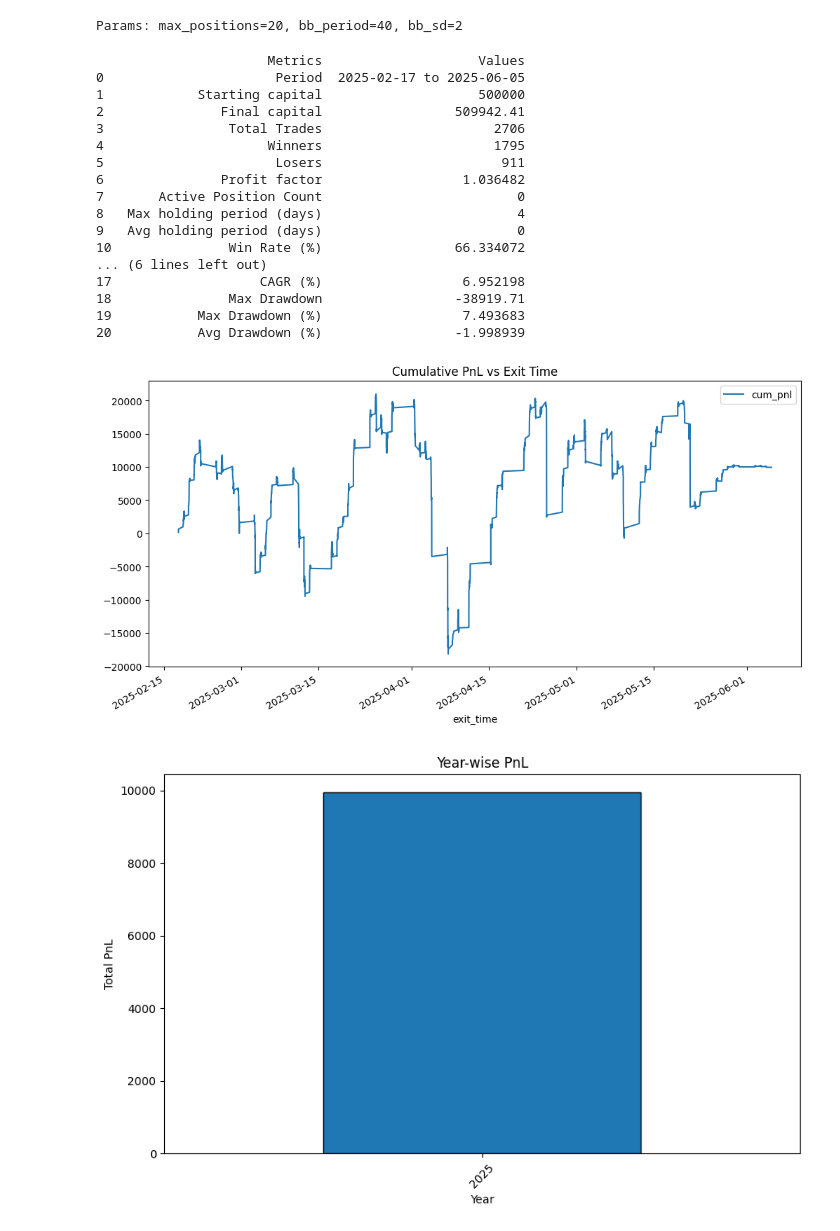
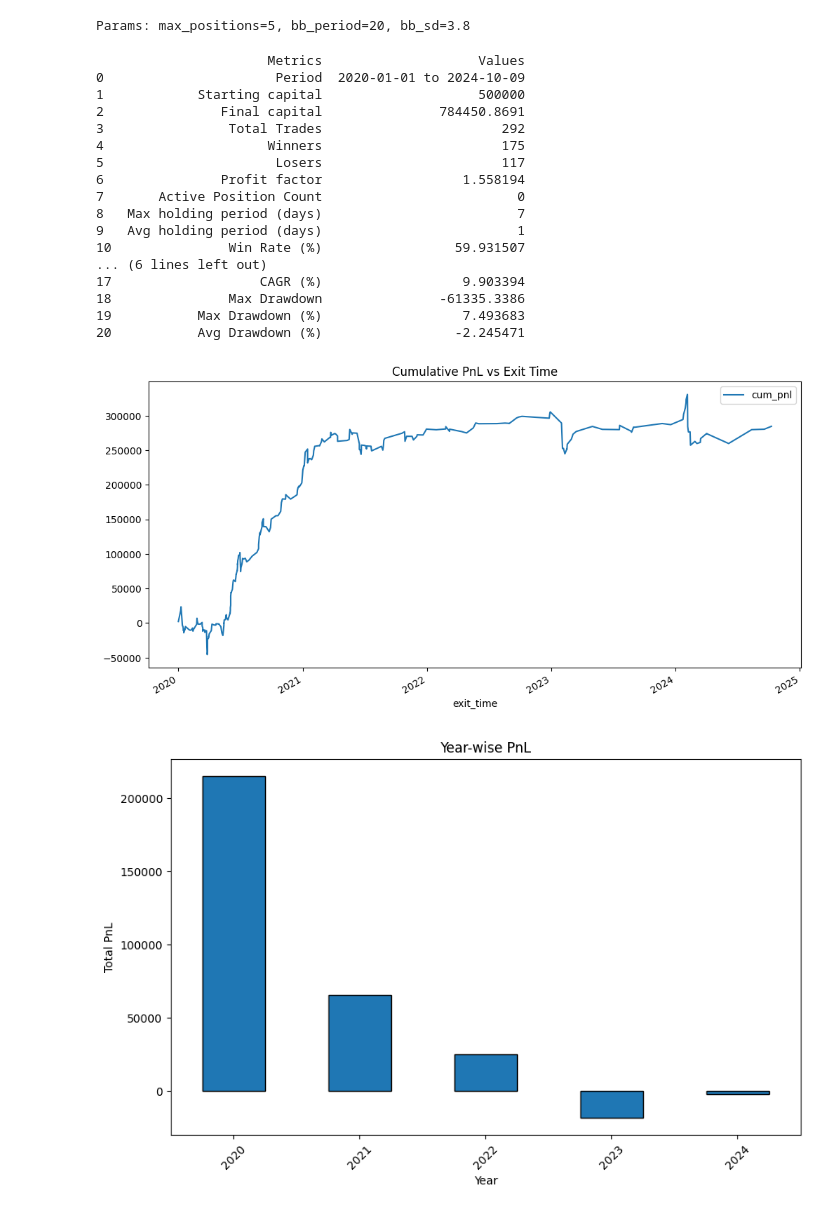
Before and after one commit to wishabhilash/strategy-notebooks, a Jupyter notebook: notebooks/BB-mean-reversion.ipynb, the cells around one changed output. Saved outputs shown, nothing was run; the diff lists cells and outputs as text; code cells hidden in the pictures.

```diff
--- a/notebooks/BB-mean-reversion.ipynb
+++ b/notebooks/BB-mean-reversion.ipynb
@@ -26,47 +26,48 @@ df.to_parquet(f"s3://wishquant/data/nifty200_5m.parquet", index=False)
 # %%
 from lib import Bank, PositionManager, show_equity_curve
 from bb_mean_rev import backtest
 
 params = {
     'initial_capital': 500000,
-    'max_positions': 20,
-    'bb_period': 40,
-    'bb_sd': 2,
-    'start_date': '2025-02-15',
-    'end_date': '2025-10-14',
+    'max_positions': 5,
+    'slippage': 0.001,
+    'bb_period': 20,
+    'bb_sd': 3.75,
+    'start_date': '2020-01-01',
+    'end_date': '2025-10-01',
 }
 
 
 bank = Bank(params['initial_capital'])
 pm = PositionManager(bank, brokerage=0)
 
 tearsheet, trades = backtest(df.copy(), pm, params, show_pb=True)
 print(pd.DataFrame({
     "Metrics": tearsheet.keys(),
     "Values": tearsheet.values(),
 }))
 show_equity_curve(trades)
 # %% [output]
-Params: max_positions=20, bb_period=40, bb_sd=2
+Params: max_positions=5, bb_period=20, bb_sd=3.8
                       Metrics                    Values
-0                      Period  2025-02-17 to 2025-06-05
+0                      Period  2020-01-01 to 2024-10-09
 1            Starting capital                    500000
-2               Final capital                 509942.41
-3                Total Trades                      2706
-4                     Winners                      1795
-5                      Losers                       911
-6               Profit factor                  1.036482
+2               Final capital               784450.8691
+3                Total Trades                       292
+4                     Winners                       175
+5                      Losers                       117
+6               Profit factor                  1.558194
 7       Active Position Count                         0
-8   Max holding period (days)                         4
-9   Avg holding period (days)                         0
-10               Win Rate (%)                 66.334072
+8   Max holding period (days)                         7
+9   Avg holding period (days)                         1
+10               Win Rate (%)                 59.931507
 ... (6 lines left out)
-17                   CAGR (%)                  6.952198
-18               Max Drawdown                 -38919.71
+17                   CAGR (%)                  9.903394
+18               Max Drawdown               -61335.3386
 19           Max Drawdown (%)                  7.493683
-20           Avg Drawdown (%)                 -1.998939
+20           Avg Drawdown (%)                 -2.245471
-[figure, old version]
+[figure, new version]
-[figure, old version]
+[figure, new version]
 # %%
 # trades[(trades.exit_time > pd.Timestamp("2023-01-01")) & (trades.exit_time < pd.Timestamp("2023-06-01"))].to_csv("bb_mean_rev_trades.csv", index=False)
 trades.to_csv("bb_mean_rev_trades.csv", index=False)
```
Also changed, not shown: parts of 2 cells of this notebook, 7 other files.
